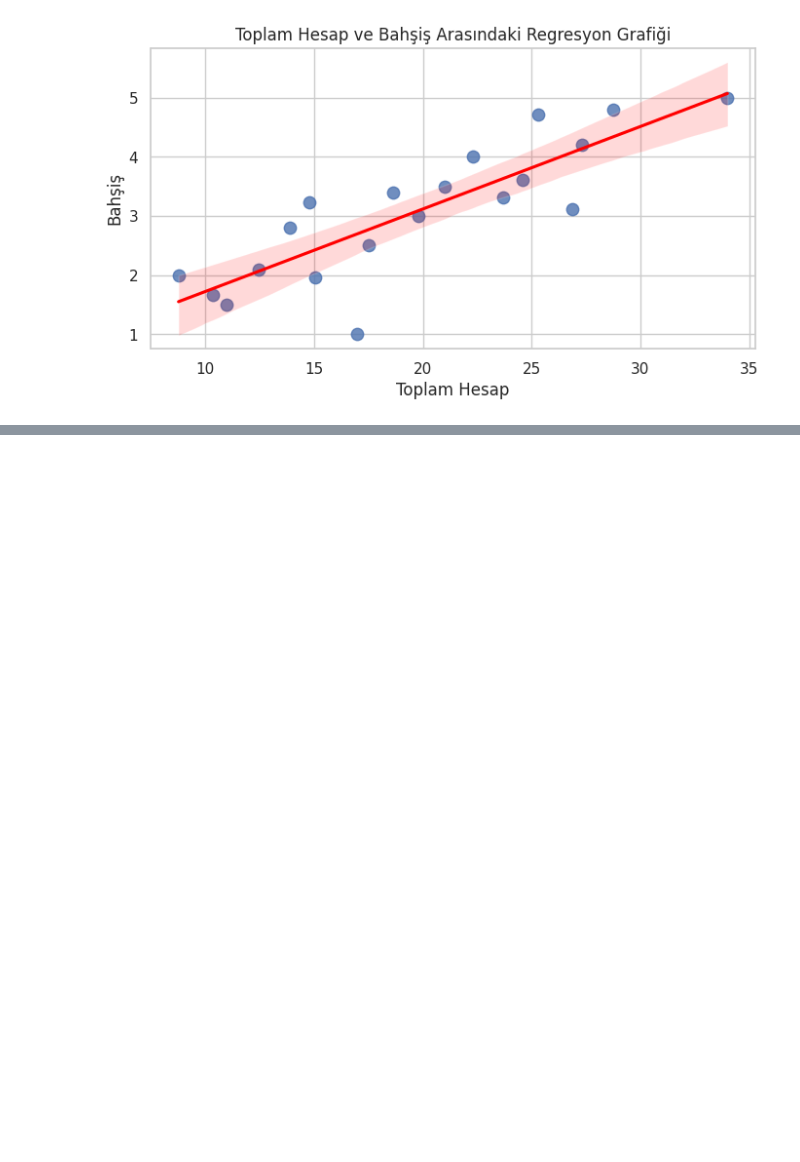
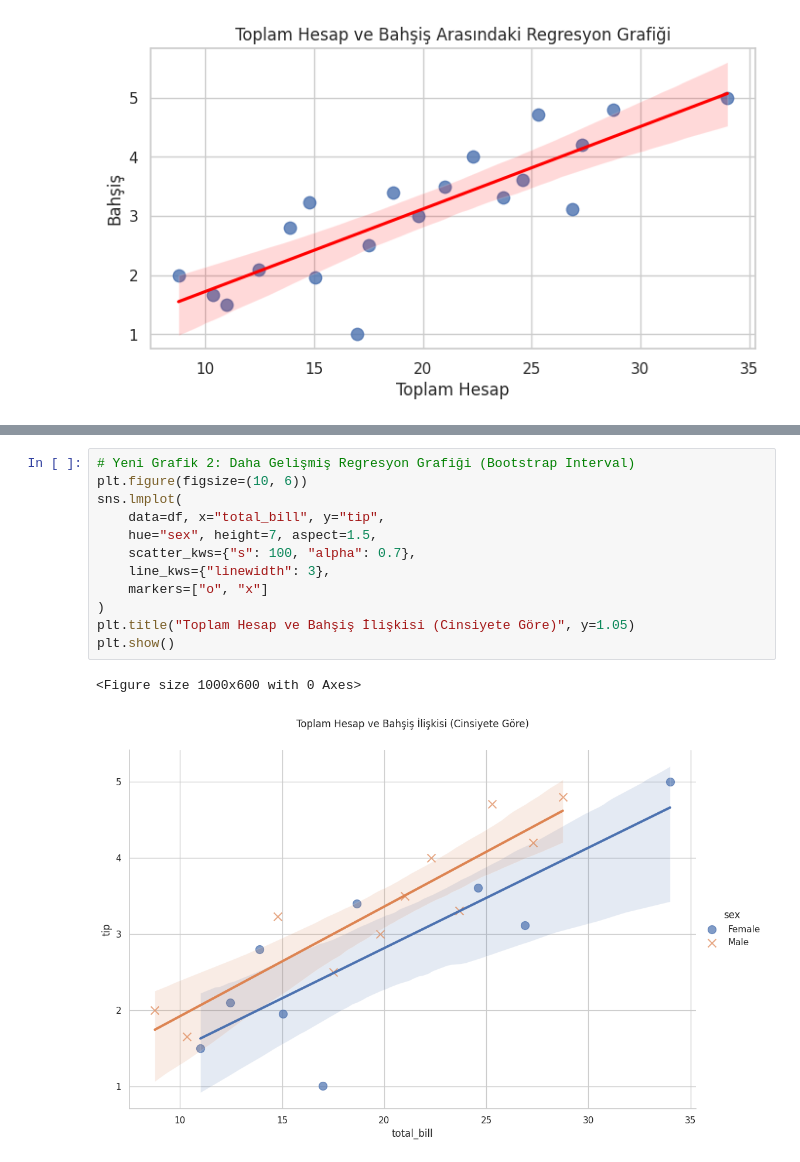
Before and after one commit to onuralpArsln/MlAiTutorialProjects, a Jupyter notebook: 12-VideoSources/seabornVis.ipynb, the cells around one changed output, grey strips where cells are left out. Cells and saved outputs as stored; diff of their text form; blank space fills up the shorter version.

```diff
--- a/12-VideoSources/seabornVis.ipynb
+++ b/12-VideoSources/seabornVis.ipynb
@@ -209,0 +204,15 @@ Passing `palette` without assigning `hue` is deprecated and will be removed in v
+# %%
+# Yeni Grafik 2: Daha Gelişmiş Regresyon Grafiği (Bootstrap Interval)
+plt.figure(figsize=(10, 6))
+sns.lmplot(
+    data=df, x="total_bill", y="tip",
+    hue="sex", height=7, aspect=1.5,
+    scatter_kws={"s": 100, "alpha": 0.7},
+    line_kws={"linewidth": 3},
+    markers=["o", "x"]
+)
+plt.title("Toplam Hesap ve Bahşiş İlişkisi (Cinsiyete Göre)", y=1.05)
+plt.show()
+# %% [output]
+<Figure size 1000x600 with 0 Axes>
+[figure, added]
```
Also changed, not shown: parts of 11 cells of this notebook.
